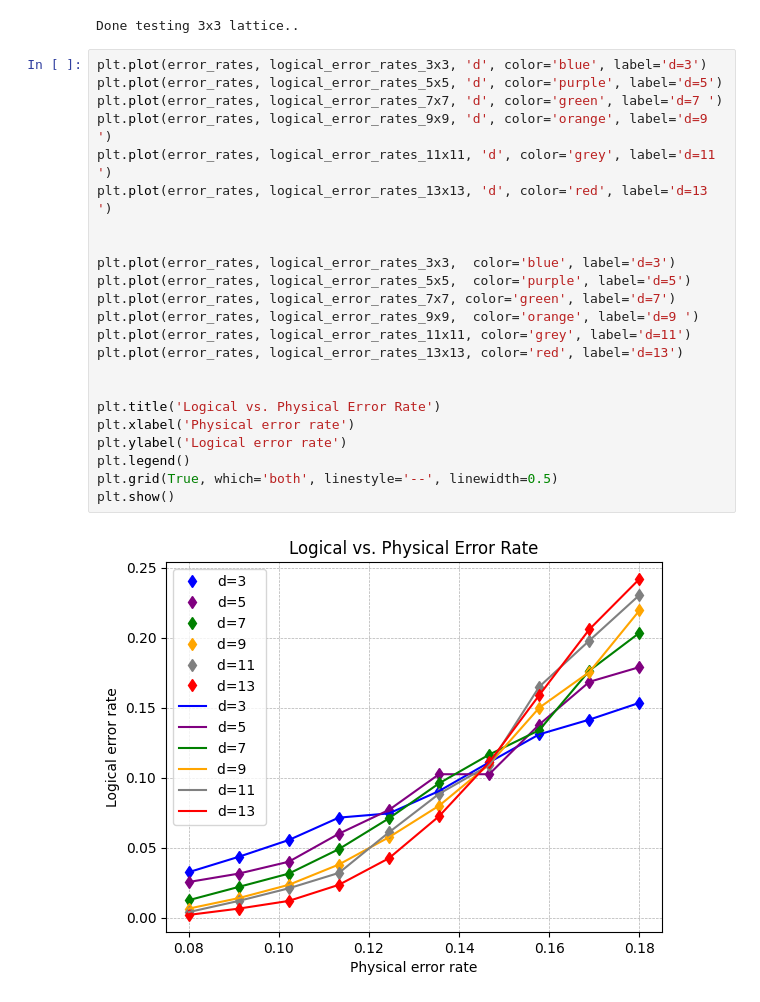
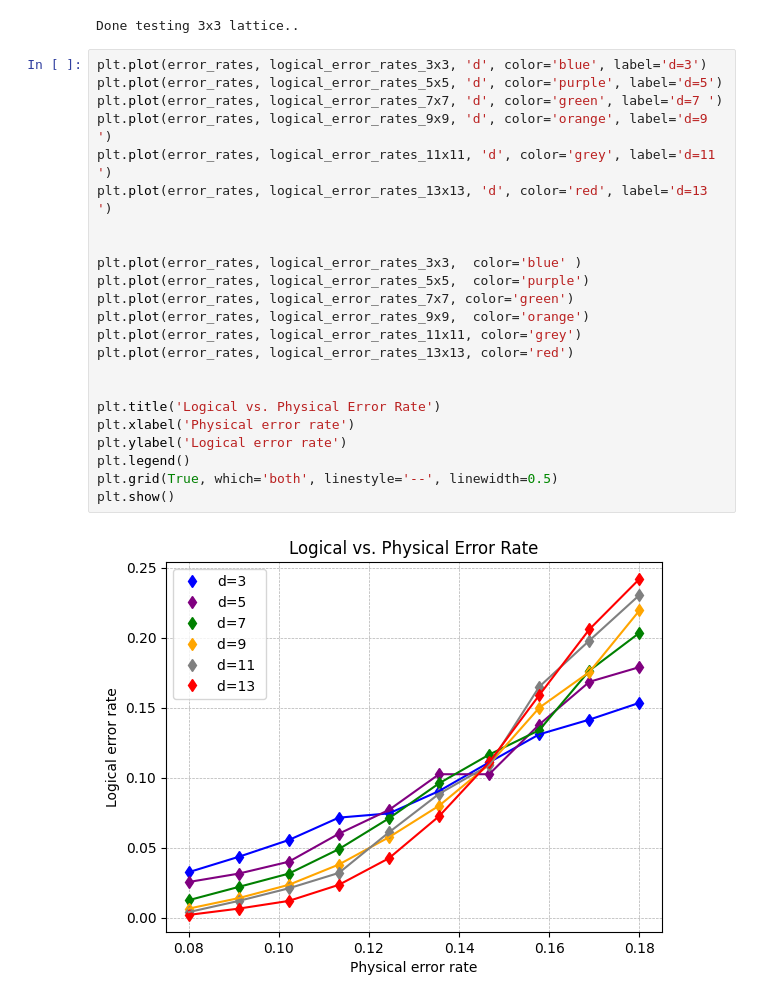
Before and after one commit to elhyc/quantum-surface-codes-qiskit, a Jupyter notebook: src/KitaevSurfaceCode.ipynb, the cells around one changed output. Cells and saved outputs as stored; diff of their text form.

```diff
--- a/src/KitaevSurfaceCode.ipynb
+++ b/src/KitaevSurfaceCode.ipynb
@@ -135,25 +135,25 @@ Done testing 3x3 lattice..
 # %%
 plt.plot(error_rates, logical_error_rates_3x3, 'd', color='blue', label='d=3')
 plt.plot(error_rates, logical_error_rates_5x5, 'd', color='purple', label='d=5')
 plt.plot(error_rates, logical_error_rates_7x7, 'd', color='green', label='d=7 ')
 plt.plot(error_rates, logical_error_rates_9x9, 'd', color='orange', label='d=9 ')
 plt.plot(error_rates, logical_error_rates_11x11, 'd', color='grey', label='d=11 ')
 plt.plot(error_rates, logical_error_rates_13x13, 'd', color='red', label='d=13 ')
 
 
-plt.plot(error_rates, logical_error_rates_3x3,  color='blue', label='d=3')
-plt.plot(error_rates, logical_error_rates_5x5,  color='purple', label='d=5')
-plt.plot(error_rates, logical_error_rates_7x7, color='green', label='d=7')
-plt.plot(error_rates, logical_error_rates_9x9,  color='orange', label='d=9 ')
-plt.plot(error_rates, logical_error_rates_11x11, color='grey', label='d=11')
-plt.plot(error_rates, logical_error_rates_13x13, color='red', label='d=13')
+plt.plot(error_rates, logical_error_rates_3x3,  color='blue' )
+plt.plot(error_rates, logical_error_rates_5x5,  color='purple')
+plt.plot(error_rates, logical_error_rates_7x7, color='green')
+plt.plot(error_rates, logical_error_rates_9x9,  color='orange')
+plt.plot(error_rates, logical_error_rates_11x11, color='grey')
+plt.plot(error_rates, logical_error_rates_13x13, color='red')
 
 
 plt.title('Logical vs. Physical Error Rate')
 plt.xlabel('Physical error rate')
 plt.ylabel('Logical error rate')
 plt.legend()
 plt.grid(True, which='both', linestyle='--', linewidth=0.5)
 plt.show()
 # %% [output]
-[figure, old version]
+[figure, new version]
```
Also changed, not shown: 5 other files.
